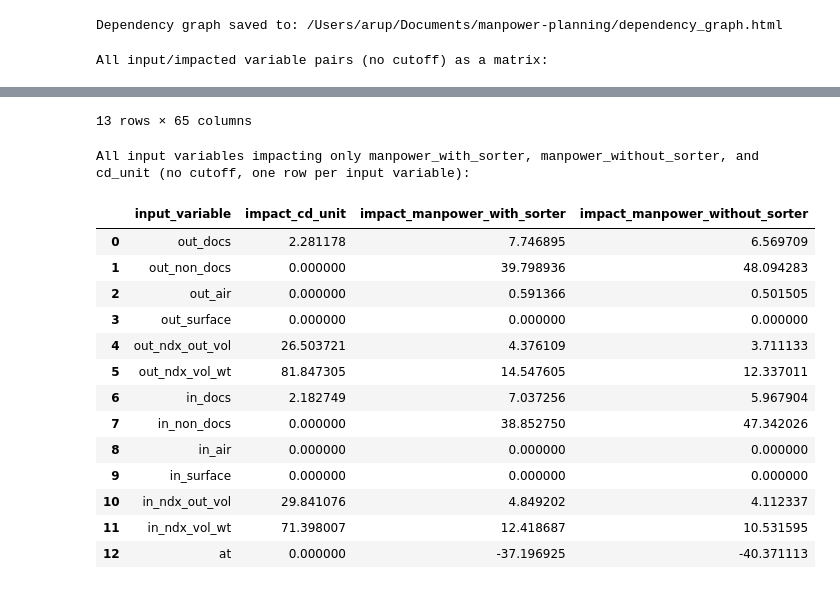
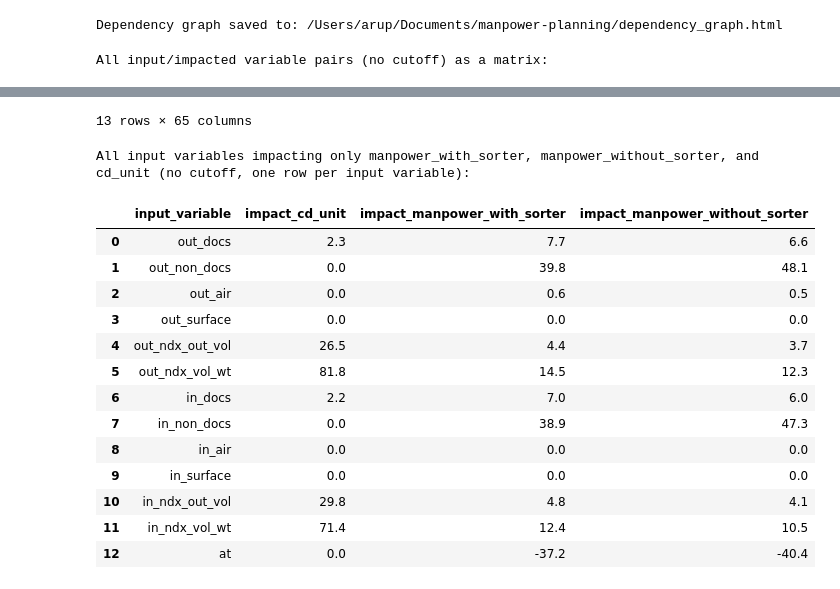
Before and after one commit to arupmahatha-dtdc/manpower-planning, a Jupyter notebook: analysis.ipynb, the cells around one changed output, grey strips where cells are left out. Saved outputs shown, nothing was run; the diff lists cells and outputs as text; code cells hidden in the pictures.

```diff
--- a/analysis.ipynb
+++ b/analysis.ipynb
@@ -958,6 +958,9 @@ impact_matrix = pd.DataFrame(all_impact_rows).pivot(
     index="input_variable", columns="impacted_variable", values="percent_change"
 )
 
+# Limit the matrix numbers to just one decimal places
+impact_matrix = impact_matrix.round(1)
+
 # DataFrame with input variables as rows, and three columns for impact on manpower_with_sorter, manpower_without_sorter, and cd_unit
 manpower_impact_df = pd.DataFrame.from_dict(manpower_impact_dict, orient='index')
 manpower_impact_df = manpower_impact_df.rename(columns={
@@ -967,6 +970,9 @@ manpower_impact_df = manpower_impact_df.rename(columns={
 })
 manpower_impact_df.index.name = "input_variable"
 manpower_impact_df = manpower_impact_df.reset_index()
+
+# Limit the matrix numbers to just one decimal places
+manpower_impact_df = manpower_impact_df.round(1)
 
 # Save both DataFrames to CSV
 impact_matrix.to_csv("impact_matrix.csv")
@@ -998,16 +1004,16 @@ All input/impacted variable pairs (no cutoff) as a matrix:
 13 rows × 65 columns
 All input variables impacting only manpower_with_sorter, manpower_without_sorter, and cd_unit (no cutoff, one row per input variable):
 |  | input_variable | impact_cd_unit | impact_manpower_with_sorter | impact_manpower_without_sorter |
-| 0 | out_docs | 2.281178 | 7.746895 | 6.569709 |
-| 1 | out_non_docs | 0.000000 | 39.798936 | 48.094283 |
-| 2 | out_air | 0.000000 | 0.591366 | 0.501505 |
-| 3 | out_surface | 0.000000 | 0.000000 | 0.000000 |
-| 4 | out_ndx_out_vol | 26.503721 | 4.376109 | 3.711133 |
-| 5 | out_ndx_vol_wt | 81.847305 | 14.547605 | 12.337011 |
-| 6 | in_docs | 2.182749 | 7.037256 | 5.967904 |
-| 7 | in_non_docs | 0.000000 | 38.852750 | 47.342026 |
-| 8 | in_air | 0.000000 | 0.000000 | 0.000000 |
-| 9 | in_surface | 0.000000 | 0.000000 | 0.000000 |
-| 10 | in_ndx_out_vol | 29.841076 | 4.849202 | 4.112337 |
-| 11 | in_ndx_vol_wt | 71.398007 | 12.418687 | 10.531595 |
-| 12 | at | 0.000000 | -37.196925 | -40.371113 |
+| 0 | out_docs | 2.3 | 7.7 | 6.6 |
+| 1 | out_non_docs | 0.0 | 39.8 | 48.1 |
+| 2 | out_air | 0.0 | 0.6 | 0.5 |
+| 3 | out_surface | 0.0 | 0.0 | 0.0 |
+| 4 | out_ndx_out_vol | 26.5 | 4.4 | 3.7 |
+| 5 | out_ndx_vol_wt | 81.8 | 14.5 | 12.3 |
+| 6 | in_docs | 2.2 | 7.0 | 6.0 |
+| 7 | in_non_docs | 0.0 | 38.9 | 47.3 |
+| 8 | in_air | 0.0 | 0.0 | 0.0 |
+| 9 | in_surface | 0.0 | 0.0 | 0.0 |
+| 10 | in_ndx_out_vol | 29.8 | 4.8 | 4.1 |
+| 11 | in_ndx_vol_wt | 71.4 | 12.4 | 10.5 |
+| 12 | at | 0.0 | -37.2 | -40.4 |
```
Also changed, not shown: parts of 1 cell of this notebook, 4 other files.
